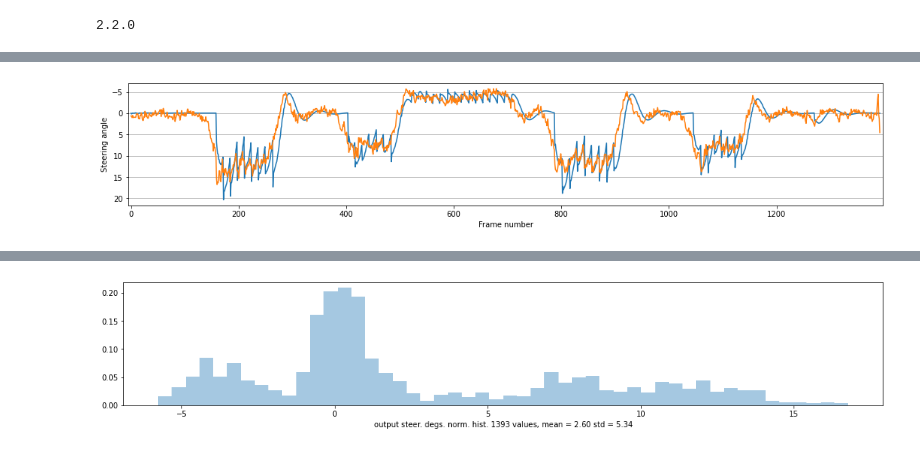
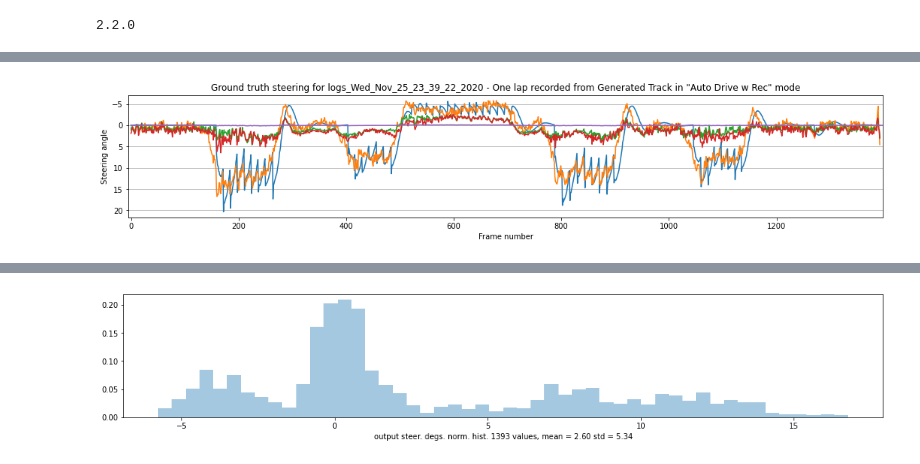
Before and after one commit to dsikar/sdsandbox, a Jupyter notebook: src/notebooks/RGBShiftPredict.ipynb, the cells around one changed output, grey strips where cells are left out. Saved outputs shown, nothing was run; the diff lists cells and outputs as text; code cells hidden in the pictures.

Commit message:
Generating predictions with shifted RGB

```diff
--- a/src/notebooks/RGBShiftPredict.ipynb
+++ b/src/notebooks/RGBShiftPredict.ipynb
@@ -227,7 +334,9 @@ mod_pred[0][0]
 # %%
+# runtime 1 minute, 1.4k predictions
 filemask = 'logs_Wed_Nov_25_23_39_22_2020/*.jpg'
 modelpath = 'examples/20201207192948_nvidia2.h5'
-datashift = -10
-
-p = GetPredictions(filemask, modelpath, datashift)
+modelname = 'nvidia2'
+datashift = 0
+p = GetPredictions(filemask, modelpath, datashift, modelname)
+# pPlus110 = GetPredictions(filemask, modelpath, datashift, modelname)
 # Error with path: logs_Wed_Nov_25_23_39_22_2020/0_cam-image_array_.jpg
@@ -275,33 +349,58 @@ import fnmatch
 import json
 import numpy as np
 import matplotlib.pyplot as plt
 # plot ground truth steering angles for
 filemask = 'logs_Wed_Nov_25_23_39_22_2020/*.jpg'
 g = GetJSONSteeringAngles(filemask)
 # g = preds # 'str' object is not callable
 # get predictions:
-p = preds
 p = np.asarray(p)
 #  = GetPredictions(filemask, datashift)
 # print(type(g)) # list
 g = np.asarray(g)
+#pMinus0 = np.asarray(pMinus0)
+pMinus1 = np.asarray(pMinus1)
+pMinus5 = np.asarray(pMinus5)
+#pMinus10 = np.asarray(pMinus10)
+#pMinus20 = np.asarray(pMinus20)
+#pMinus30 = np.asarray(pMinus30)
+pMinus50 = np.asarray(pMinus50)
+pMinus60 = np.asarray(pMinus60)
+pplus60 = np.asarray(pplus60)
+pPlus100 = np.asarray(pPlus100)
+pPlus110 = np.asarray(pPlus110)
+pPlus100 = np.asarray(pPlus120)
+
+
 # print(type(g)) # <class 'numpy.ndarray'>
 plt.rcParams["figure.figsize"] = (18,3)
 nc = 25 # norm. constant, maximum steering angle
 
 plt.plot(g*nc)
 plt.plot(p*nc)
+#plt.plot(pMinus0*nc)
+#plt.plot(pMinus1*nc)
+#plt.plot(pMinus5*nc)
+#plt.plot(pMinus10*nc)
+#plt.plot(pMinus20*nc)
+#plt.plot(pMinus30*nc)
+#plt.plot(pMinus50*nc)
+#plt.plot(pMinus60*nc)
+#plt.plot(pplus60*nc)
+plt.plot(pPlus100*nc)
+plt.plot(pPlus110*nc)
+plt.plot(pPlus120*nc)
 # plt.plot(sarr[:,1]*25, label="simulator")
 
 plt.ylabel('Steering angle')
 plt.xlabel('Frame number')
 # Set a title of the current axes.
 mytitle = 'Ground truth steering for logs_Wed_Nov_25_23_39_22_2020 - One lap recorded from Generated Track in "Auto Drive w Rec" mode'
-#plt.title(mytitle)
+plt.title(mytitle)
 plt.grid(axis='y')
 # set limit
 plt.xlim([-5,len(g)+5])
 plt.gca().invert_yaxis()
 plt.show()
 # %% [output]
-[figure, old version]
+[figure, new version]
```
Also changed, not shown: parts of 23 cells of this notebook.
